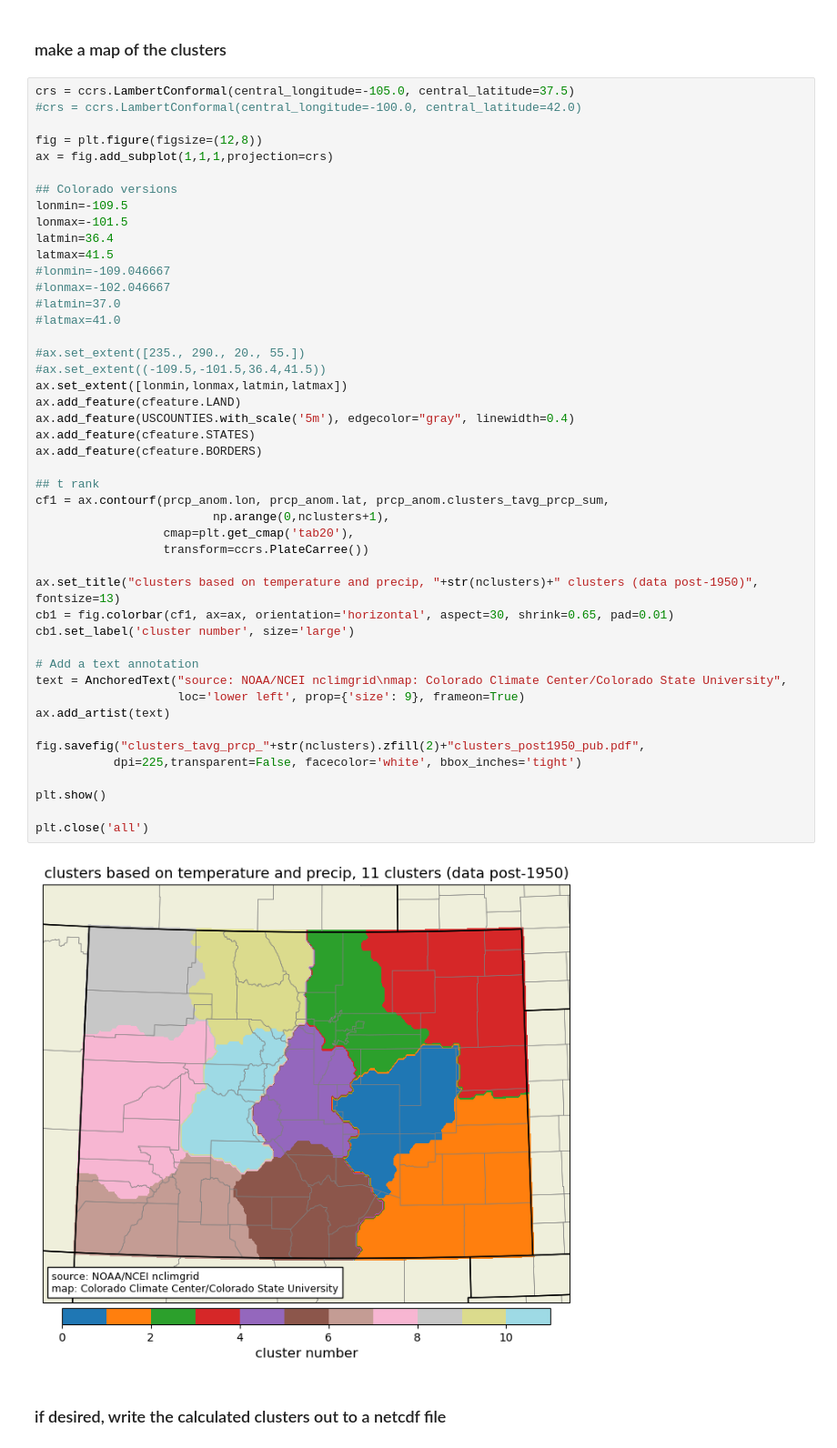
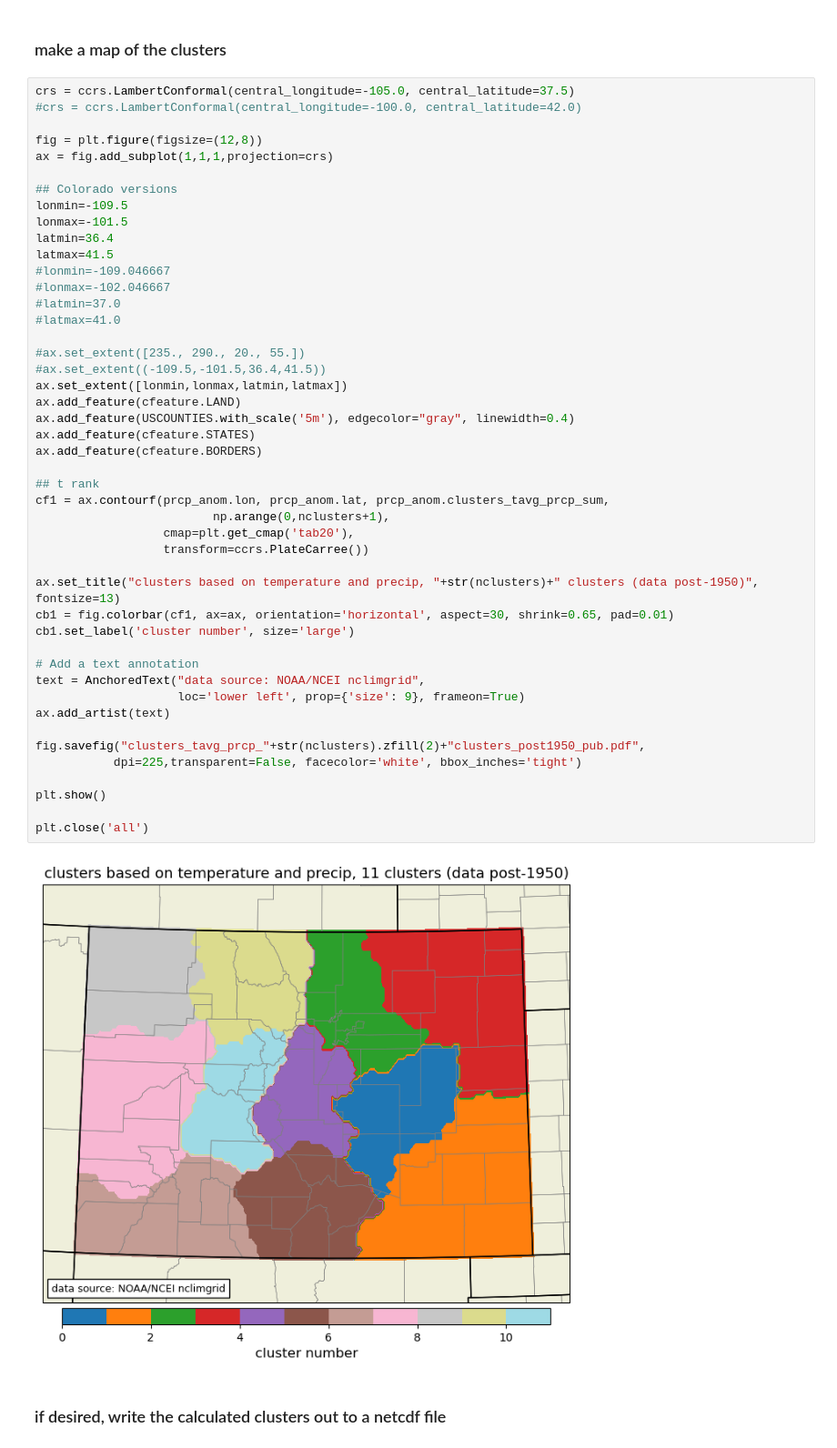
Before and after one commit to russ-schumacher/CO_altclimdivs, a Jupyter notebook: clusters_tavg_prcp_sum_post1950_publish.ipynb, the cells around one changed output. Shown at 91% size. Drawn from its saved outputs; the diff is of its cells as text.

```diff
--- a/clusters_tavg_prcp_sum_post1950_publish.ipynb
+++ b/clusters_tavg_prcp_sum_post1950_publish.ipynb
@@ -275,35 +275,35 @@ latmax=41.5
 
 #ax.set_extent([235., 290., 20., 55.])
 #ax.set_extent((-109.5,-101.5,36.4,41.5))
 ax.set_extent([lonmin,lonmax,latmin,latmax])
 ax.add_feature(cfeature.LAND)
 ax.add_feature(USCOUNTIES.with_scale('5m'), edgecolor="gray", linewidth=0.4)
 ax.add_feature(cfeature.STATES)
 ax.add_feature(cfeature.BORDERS)
 
 ## t rank
 cf1 = ax.contourf(prcp_anom.lon, prcp_anom.lat, prcp_anom.clusters_tavg_prcp_sum,
                          np.arange(0,nclusters+1),
                   cmap=plt.get_cmap('tab20'),
                   transform=ccrs.PlateCarree())
 
 ax.set_title("clusters based on temperature and precip, "+str(nclusters)+" clusters (data post-1950)", fontsize=13)
 cb1 = fig.colorbar(cf1, ax=ax, orientation='horizontal', aspect=30, shrink=0.65, pad=0.01)
 cb1.set_label('cluster number', size='large')
 
 # Add a text annotation
-text = AnchoredText("source: NOAA/NCEI nclimgrid\nmap: Colorado Climate Center/Colorado State University",
+text = AnchoredText("data source: NOAA/NCEI nclimgrid",
                     loc='lower left', prop={'size': 9}, frameon=True)
 ax.add_artist(text)
 
 fig.savefig("clusters_tavg_prcp_"+str(nclusters).zfill(2)+"clusters_post1950_pub.pdf",
            dpi=225,transparent=False, facecolor='white', bbox_inches='tight')
 
 plt.show()
 
 plt.close('all')
 # %% [output]
-[figure, old version]
+[figure, new version]
 # %% [markdown]
 ### if desired, write the calculated clusters out to a netcdf file
 # %%
```
Also changed, not shown: parts of 3 cells of this notebook.
